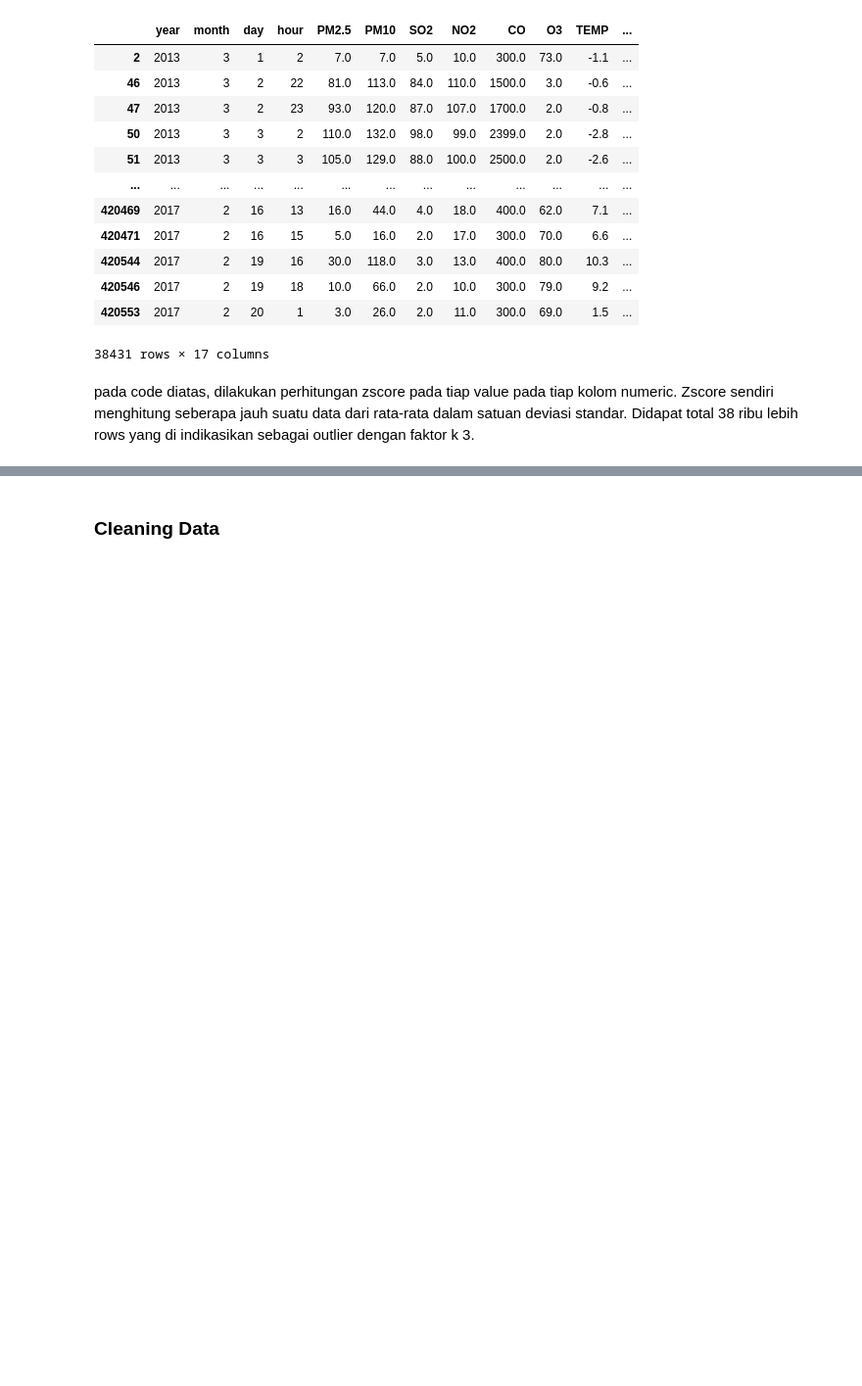
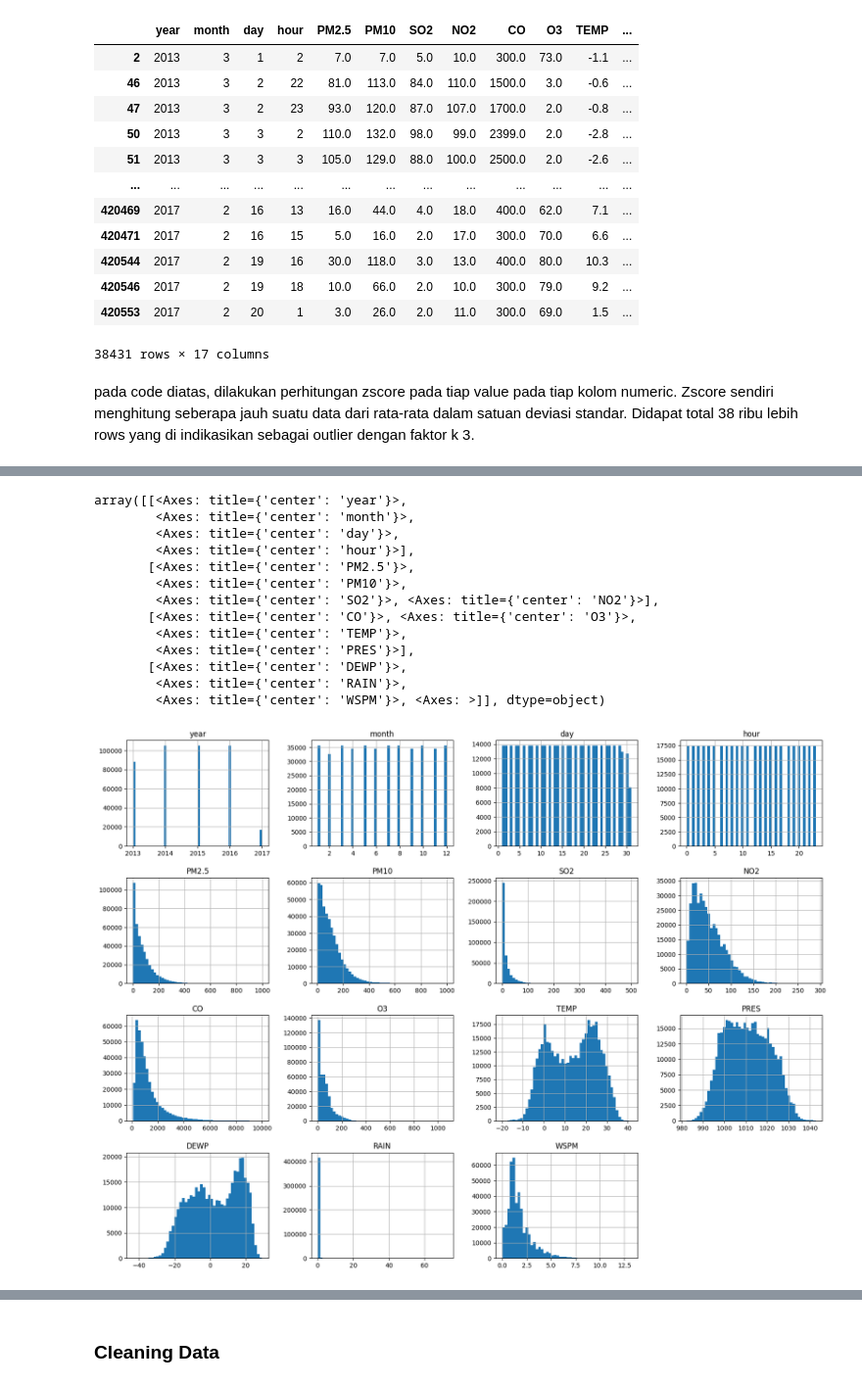
Before and after one commit to NaufalF121/Dicoding---Analisis-data-kualitas-udara, a Jupyter notebook: notebook.ipynb, the cells around one changed output, grey strips where cells are left out. Shown at 98% size. Saved outputs shown, nothing was run; the diff lists cells and outputs as text; code cells hidden in the pictures; blank space fills up the shorter version.

```diff
--- a/notebook.ipynb
+++ b/notebook.ipynb
@@ -202,0 +227,17 @@ pada code diatas, dilakukan perhitungan zscore pada tiap value pada tiap kolom n
+# %%
+combined_data.hist(bins=50, figsize=(20,15))
+# %% [output]
+array([[<Axes: title={'center': 'year'}>,
+        <Axes: title={'center': 'month'}>,
+        <Axes: title={'center': 'day'}>,
+        <Axes: title={'center': 'hour'}>],
+       [<Axes: title={'center': 'PM2.5'}>,
+        <Axes: title={'center': 'PM10'}>,
+        <Axes: title={'center': 'SO2'}>, <Axes: title={'center': 'NO2'}>],
+       [<Axes: title={'center': 'CO'}>, <Axes: title={'center': 'O3'}>,
+        <Axes: title={'center': 'TEMP'}>,
+        <Axes: title={'center': 'PRES'}>],
+       [<Axes: title={'center': 'DEWP'}>,
+        <Axes: title={'center': 'RAIN'}>,
+        <Axes: title={'center': 'WSPM'}>, <Axes: >]], dtype=object)
+[figure, added]
```
Also changed, not shown: parts of 42 cells of this notebook, 18 other files.
